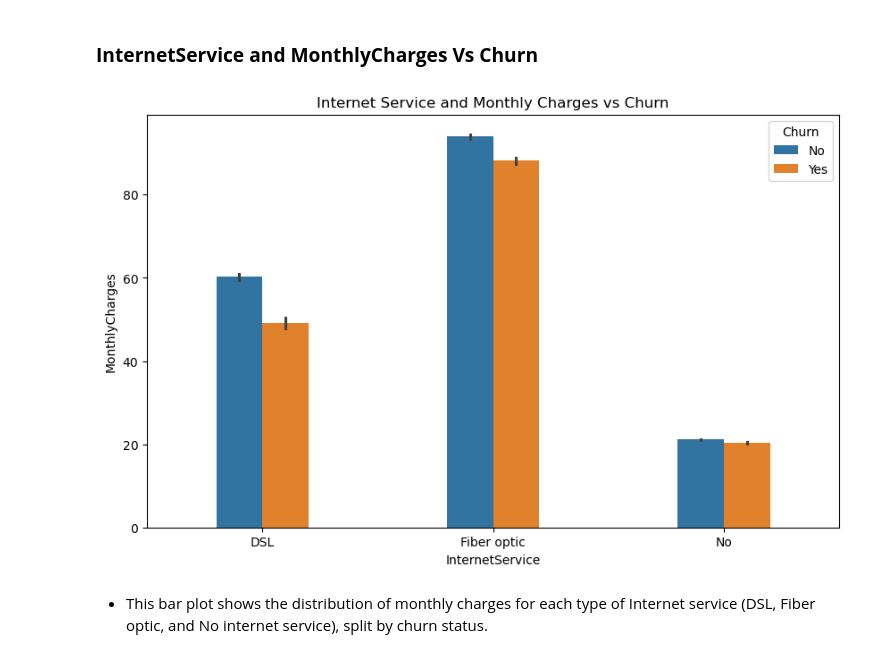
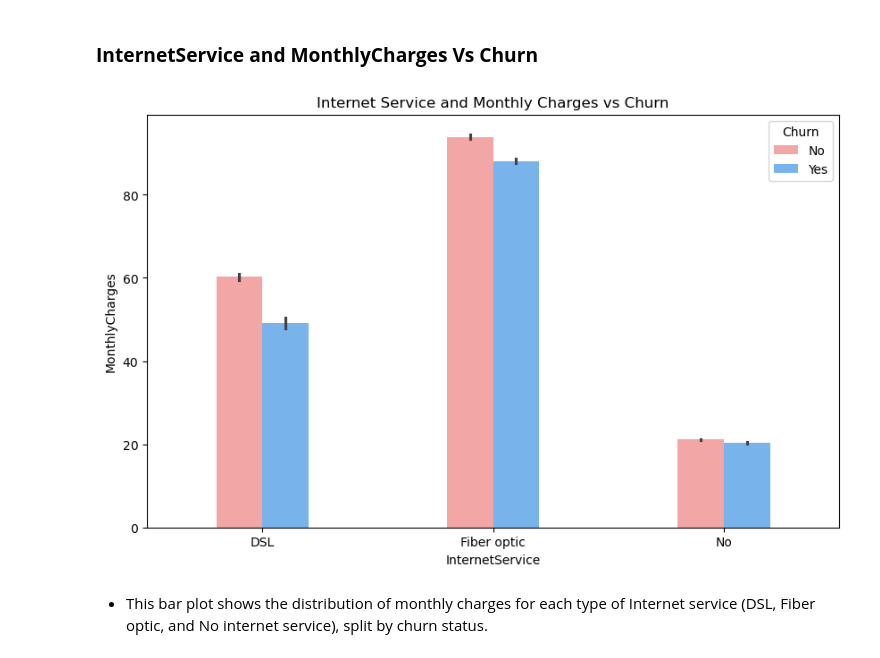
Before and after one commit to ManoharKonala/BootCamp_2K24, a Jupyter notebook: Customer Churn Analysis/Analysis_Customer_Churn.ipynb, the cells around one changed output. Saved outputs shown, nothing was run; the diff lists cells and outputs as text; code cells hidden in the pictures.

```diff
--- a/Customer Churn Analysis/Analysis_Customer_Churn.ipynb
+++ b/Customer Churn Analysis/Analysis_Customer_Churn.ipynb
@@ -608,11 +685,11 @@ Name: count, dtype: int64
 ### **InternetService and MonthlyCharges Vs Churn**
 # %%
 plt.figure(figsize=(10, 6))
-sns.barplot(data=df, x='InternetService', y='MonthlyCharges', hue='Churn',width=0.4)
+sns.barplot(data=df, x='InternetService', y='MonthlyCharges', hue='Churn',width=0.4,palette=['#FF9999', '#66B3FF'])
 plt.title('Internet Service and Monthly Charges vs Churn')
 plt.show()
 # %% [output]
-[figure, old version]
+[figure, new version]
 # %% [markdown]
 * This bar plot shows the distribution of monthly charges for each type of Internet service (DSL, Fiber optic, and No internet service), split by churn status.
 # %% [markdown]
```
Also changed, not shown: parts of 18 cells of this notebook.
